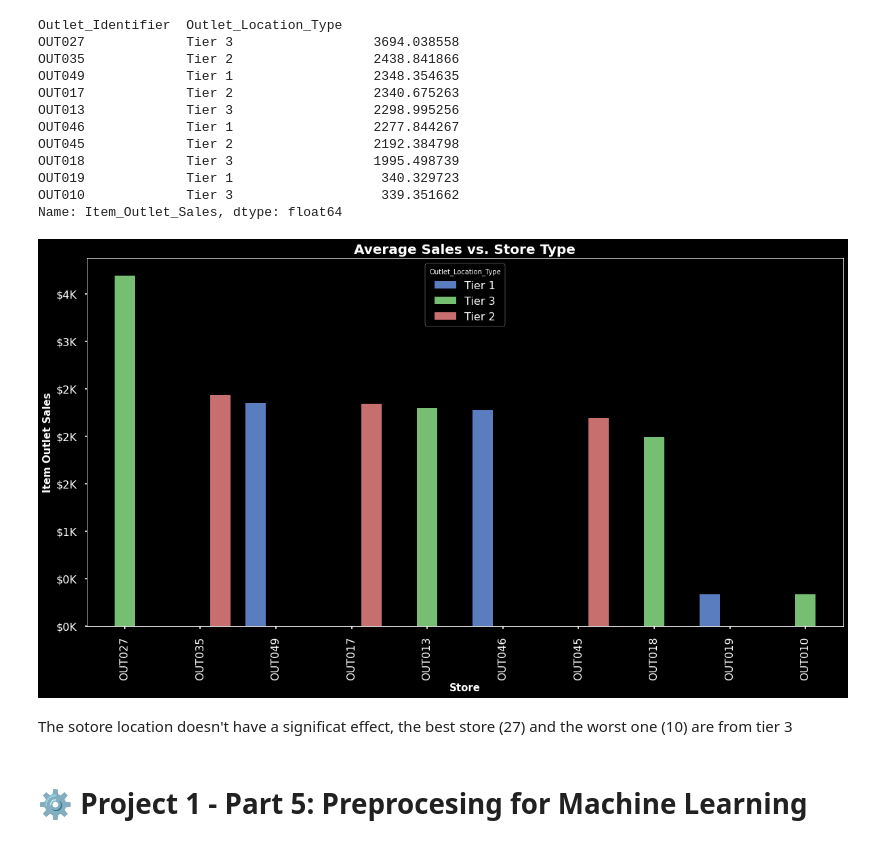
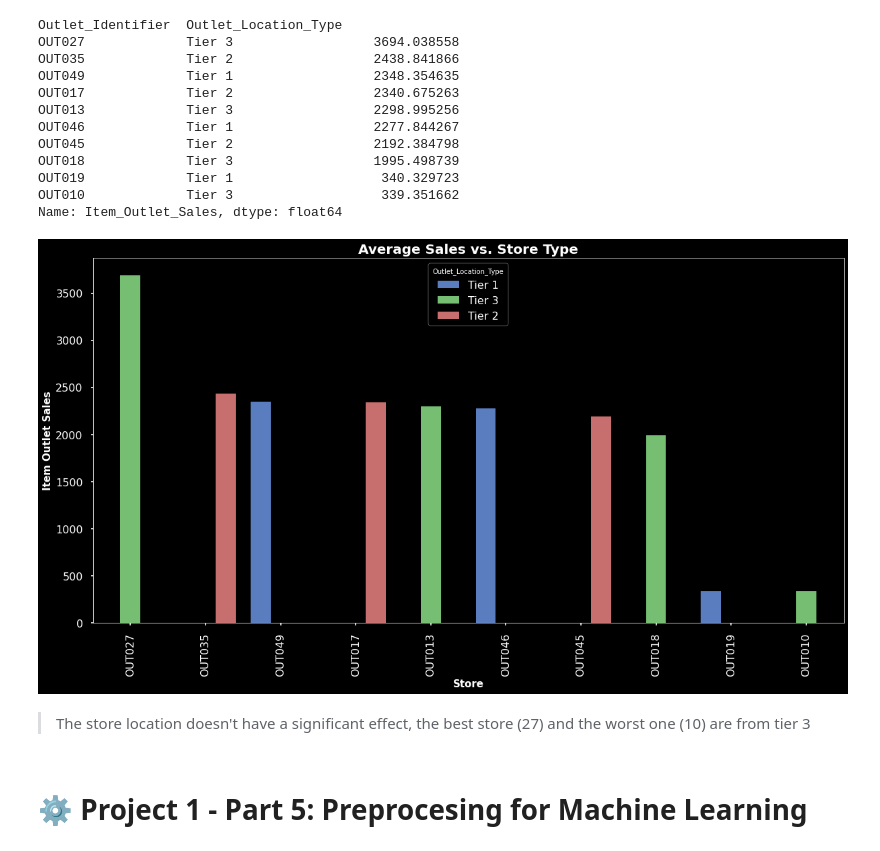
Before and after one commit to pylabview/sales-predicctions, a Jupyter notebook: DS_Sales_Predicctions_Final.ipynb, the cells around one changed output. Saved outputs shown, nothing was run; the diff lists cells and outputs as text; code cells hidden in the pictures.

```diff
--- a/DS_Sales_Predicctions_Final.ipynb
+++ b/DS_Sales_Predicctions_Final.ipynb
@@ -718,23 +821,15 @@ Name: Item_Outlet_Sales, dtype: float64
 # %%
 fig, ax = plt.subplots(figsize=(20,10))
 
 ax = sns.barplot(data=df,x='Outlet_Identifier', y = 'Item_Outlet_Sales', order = store_means.index, ci = None, hue = 'Outlet_Location_Type')
 plt.xticks(rotation = 90)
 ax.set_title('Average Sales vs. Store Type', fontsize = 20, fontweight = 'bold');
 ax.set_xlabel('Store', fontsize = 15, fontweight = 'bold')
 ax.set_ylabel('Item Outlet Sales', fontsize = 15, fontweight = 'bold');
-
-def hundred_k(x,pos):
-  """function for use with matplotlib FuncFormatter - formats money in millions"""
-  return f'${x*1e-3:,.0f}K'
-
-price_fmt_100k = FuncFormatter(hundred_k)
-
-ax.yaxis.set_major_formatter(price_fmt_100k)
 # %% [output]
-[figure, old version]
+[figure, new version]
 # %% [markdown]
-The sotore location doesn't have a significat effect, the best store (27) and the worst one (10) are from tier 3
+>The store location doesn't have a significant effect, the best store (27) and the worst one (10) are from tier 3
 # %% [markdown]
 <a name="5"></a>
 # ⚙️ Project 1 - Part 5: Preprocesing for Machine Learning
```
Also changed, not shown: parts of 35 cells of this notebook.
